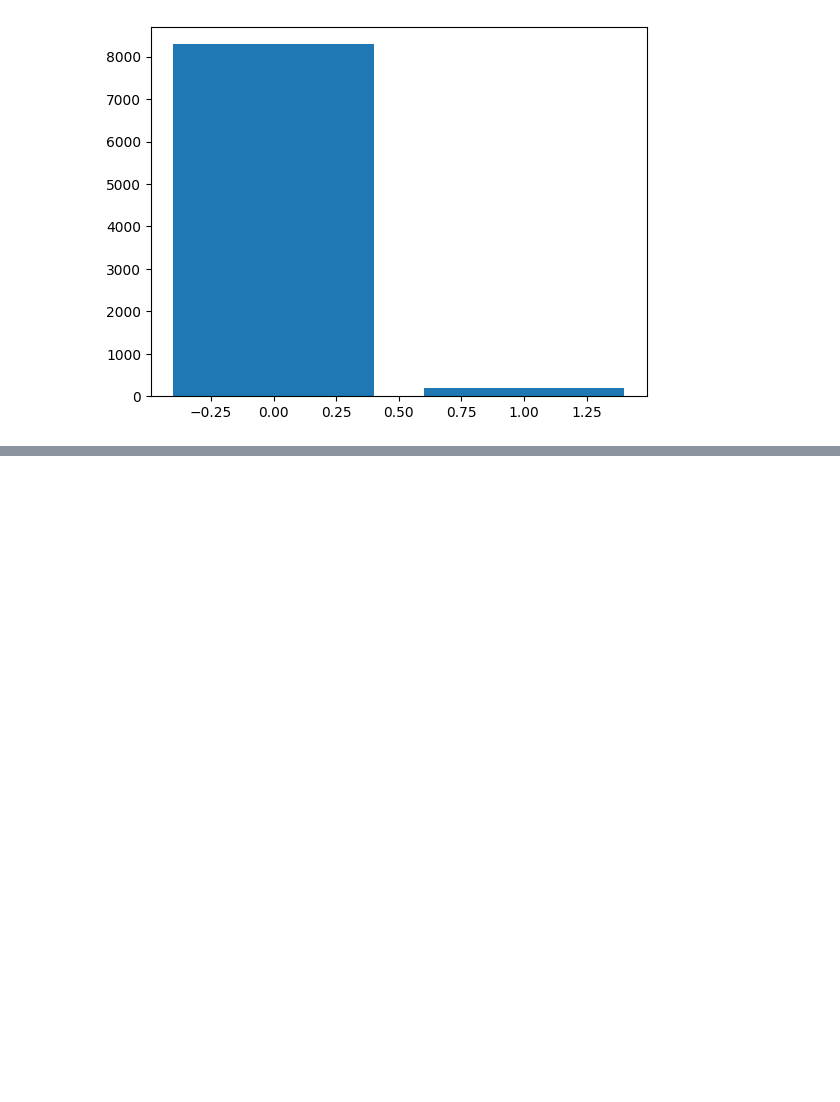
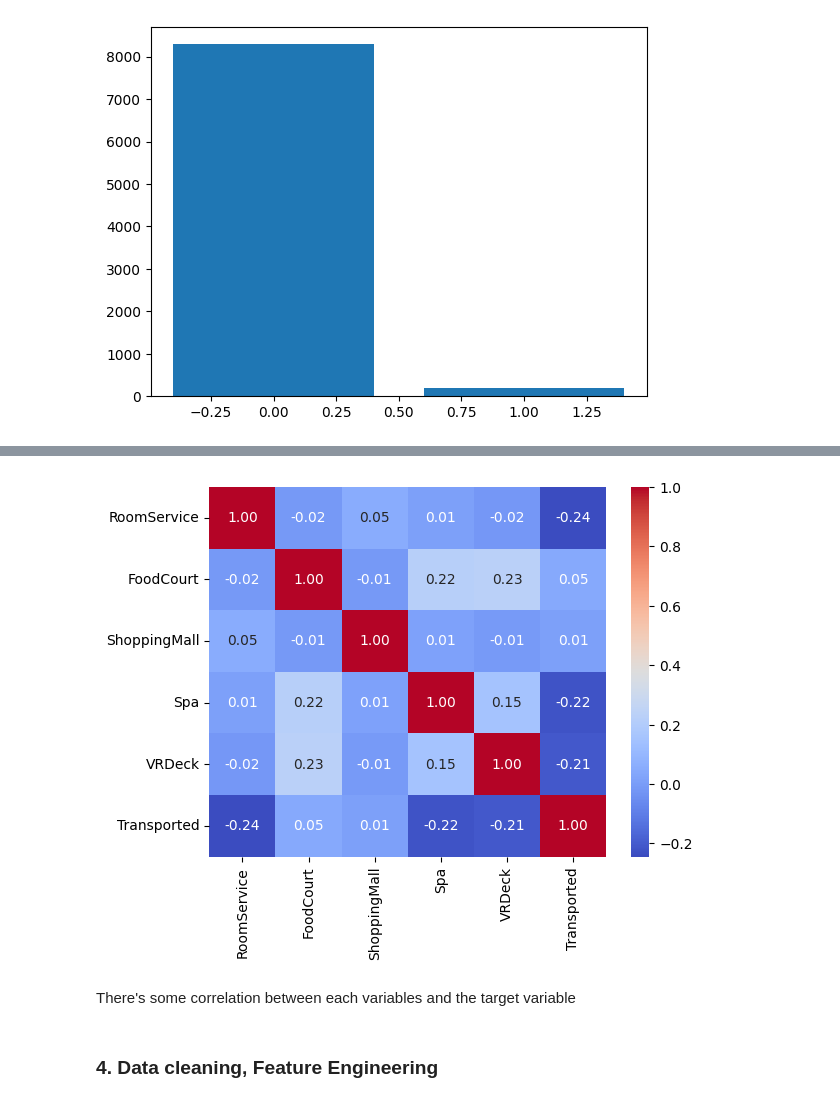
Before and after one commit to Gyxius/spaceship-titanic, a Jupyter notebook: analysis.ipynb, the cells around one changed output, grey strips where cells are left out. Cells and saved outputs as stored; diff of their text form; code cells hidden in the pictures; blank space fills up the shorter version.

Commit message:
Clean the notebook

```diff
--- a/analysis.ipynb
+++ b/analysis.ipynb
@@ -291,0 +314,17 @@ plt.bar(df_vip["VIP"], df_vip["count"])
+# %%
+subset_df = df[['RoomService', 'FoodCourt', 'ShoppingMall', 'Spa', 'VRDeck', 'Transported']]
+
+# Calculate the correlation matrix
+correlation_matrix = subset_df.corr()
+
+# Plot the heatmap
+sns.heatmap(correlation_matrix, annot=True, cmap='coolwarm', fmt=".2f")
+
+# Display the plot
+plt.show()
+# %% [output]
+[figure, added]
+# %% [markdown]
+There's some correlation between each variables and the target variable
+# %% [markdown]
+### 4. Data cleaning, Feature Engineering
```
Also changed, not shown: parts of 12 cells of this notebook.
